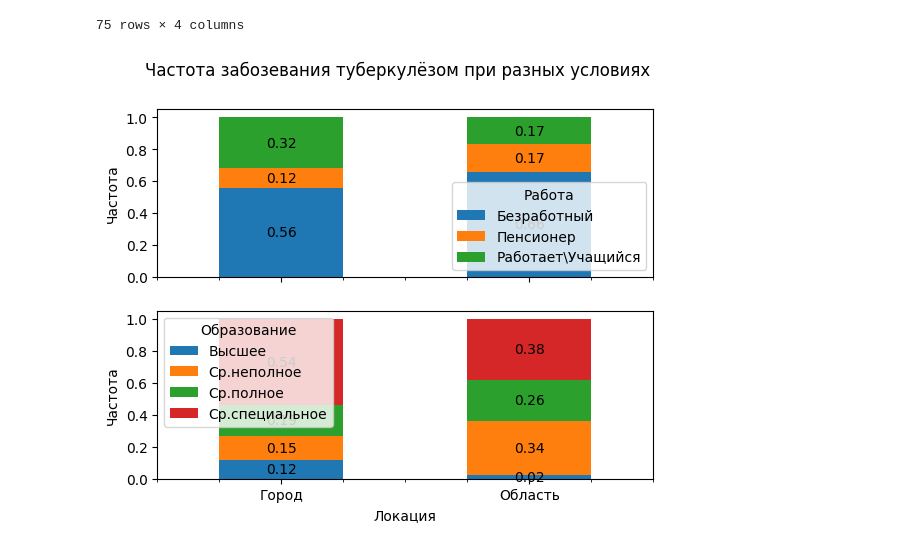
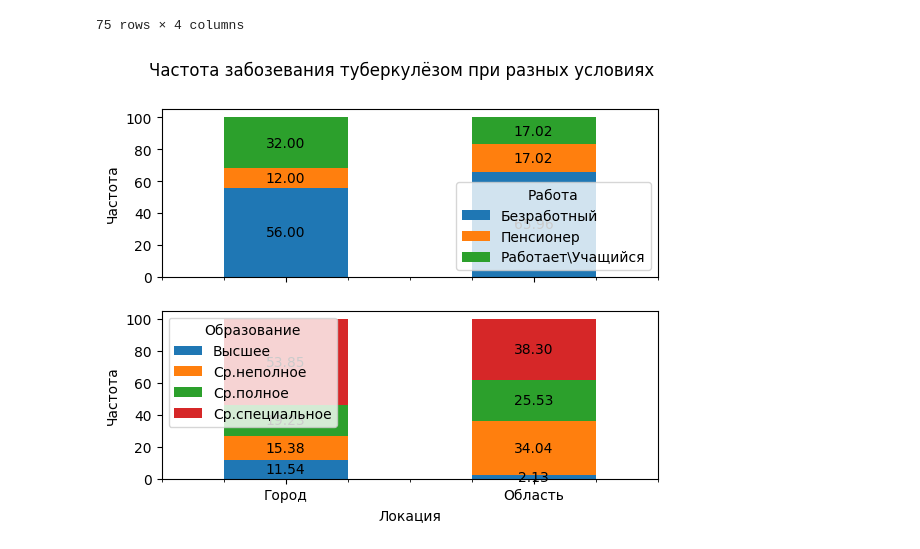
Before and after one commit to D-314/cyber-tuber, a Jupyter notebook: processing.ipynb, the cells around one changed output. Cells and saved outputs as stored; diff of their text form; code cells hidden in the pictures.

```diff
--- a/processing.ipynb
+++ b/processing.ipynb
@@ -66,33 +66,33 @@ fig, (ax1, ax2) = plt.subplots(nrows=2, sharex=True)
 # Группируем данные по столбцу 'Локация'
 grouped = df.groupby('Локация')
 
 # Получаем частоту появления значений в столбце 'Работа'
-work_freq = grouped['Работа'].value_counts(normalize=True).unstack()
+work_freq = grouped['Работа'].value_counts(normalize=True).unstack()*100
 
 # Получаем частоту появления значений в столбце 'Образование'
-edu_freq = grouped['Образование'].value_counts(normalize=True).unstack()
+edu_freq = grouped['Образование'].value_counts(normalize=True).unstack()*100
 
 # Строим первый график
 work_freq.plot(kind='bar', stacked=True, ax=ax1)
 ax1.set_ylabel('Частота')
 #ax1.set_title('Работа')
 
 # Добавляем надписи с частотой появления значений на первый график
 for i in ax1.containers:
     ax1.bar_label(i, label_type='center', labels=[f'{x:.2f}' for x in i.datavalues])
 
 # Строим второй график
 edu_freq.plot(kind='bar', stacked=True, ax=ax2)
 ax2.set_ylabel('Частота')
 #ax2.set_title('Образование')
 ax2.set_xticklabels(ax2.get_xticklabels(), rotation=0)
 
 # Добавляем надписи с частотой появления значений на второй график
 for i in ax2.containers:
     ax2.bar_label(i, label_type='center', labels=[f'{x:.2f}' for x in i.datavalues])
 
 # Добавляем заголовок для всего рисунка
 plt.suptitle('Частота забозевания туберкулёзом при разных условиях')
 plt.show()
 # %% [output]
-[figure, old version]
+[figure, new version]
```
